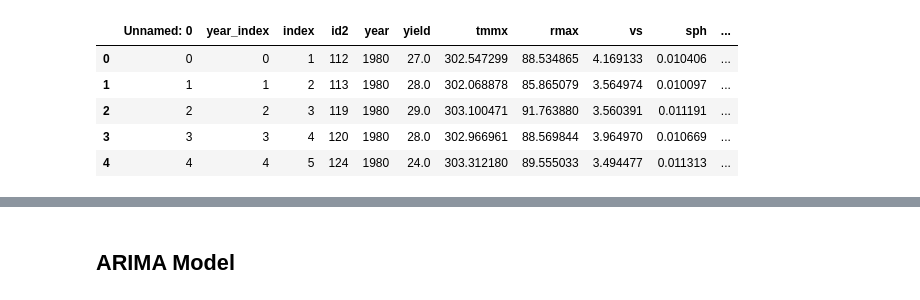
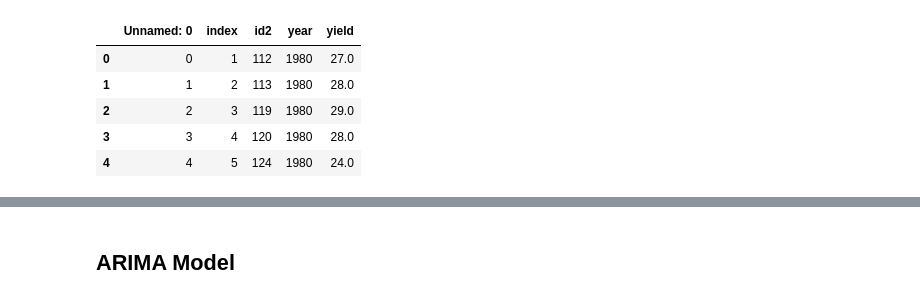
Before and after one commit to baekka1/Crop-Yield-Prediction, a Jupyter notebook: Classical_Time_Series_modeling.ipynb, the cells around one changed output, grey strips where cells are left out. Saved outputs shown, nothing was run; the diff lists cells and outputs as text; code cells hidden in the pictures.

```diff
--- a/Classical_Time_Series_modeling.ipynb
+++ b/Classical_Time_Series_modeling.ipynb
@@ -10,14 +10,14 @@ Saving all_feature_data_avg.csv to all_feature_data_avg.csv
 # %%
 import pandas as pd
 import numpy as np
 
-file_name = 'all_feature_data_avg.csv'
+file_name = 'label_1980_2018_rawyield.csv'
 data = pd.read_csv(file_name)
 display(data.head())
 # %% [output]
-|  | Unnamed: 0 | year_index | index | id2 | year | yield | tmmx | rmax | vs | sph | ... |
-| 0 | 0 | 0 | 1 | 112 | 1980 | 27.0 | 302.547299 | 88.534865 | 4.169133 | 0.010406 | ... |
-| 1 | 1 | 1 | 2 | 113 | 1980 | 28.0 | 302.068878 | 85.865079 | 3.564974 | 0.010097 | ... |
-| 2 | 2 | 2 | 3 | 119 | 1980 | 29.0 | 303.100471 | 91.763880 | 3.560391 | 0.011191 | ... |
-| 3 | 3 | 3 | 4 | 120 | 1980 | 28.0 | 302.966961 | 88.569844 | 3.964970 | 0.010669 | ... |
-| 4 | 4 | 4 | 5 | 124 | 1980 | 24.0 | 303.312180 | 89.555033 | 3.494477 | 0.011313 | ... |
+|  | Unnamed: 0 | index | id2 | year | yield |
+| 0 | 0 | 1 | 112 | 1980 | 27.0 |
+| 1 | 1 | 2 | 113 | 1980 | 28.0 |
+| 2 | 2 | 3 | 119 | 1980 | 29.0 |
+| 3 | 3 | 4 | 120 | 1980 | 28.0 |
+| 4 | 4 | 5 | 124 | 1980 | 24.0 |
```
Also changed, not shown: parts of 23 cells of this notebook.
